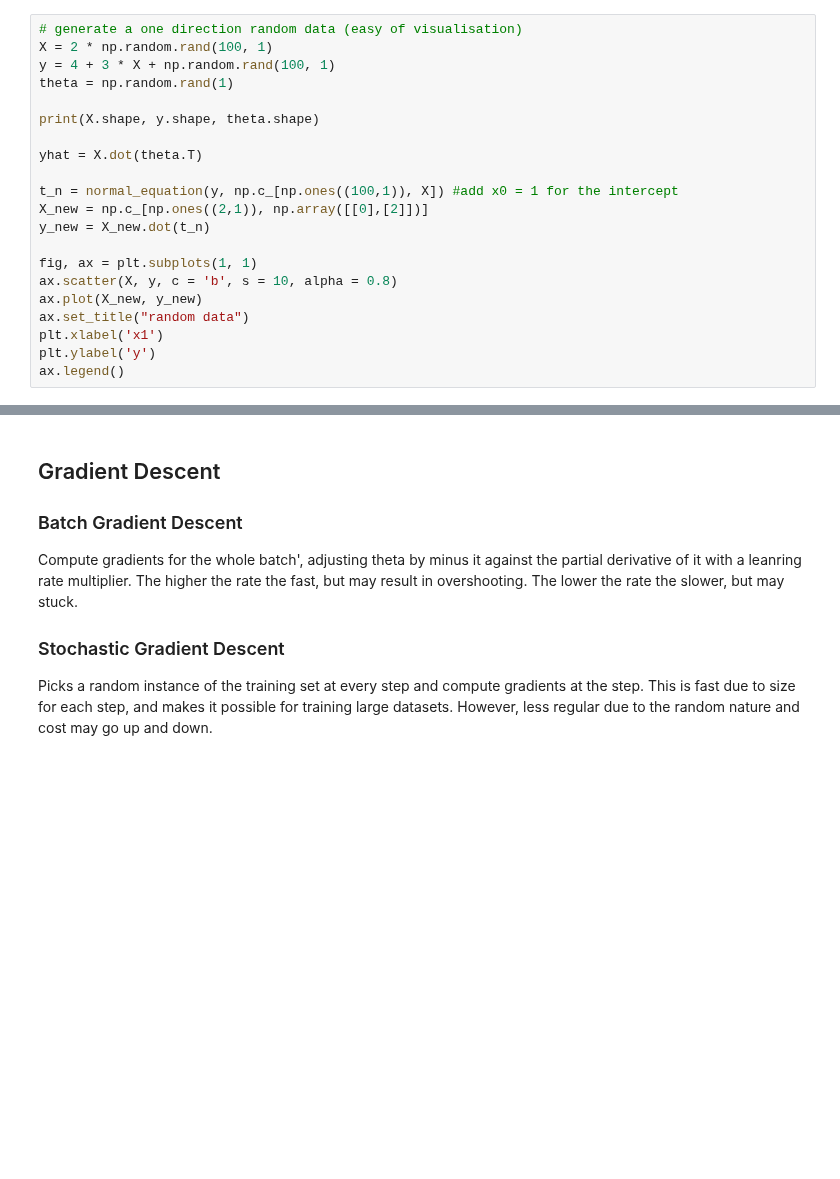
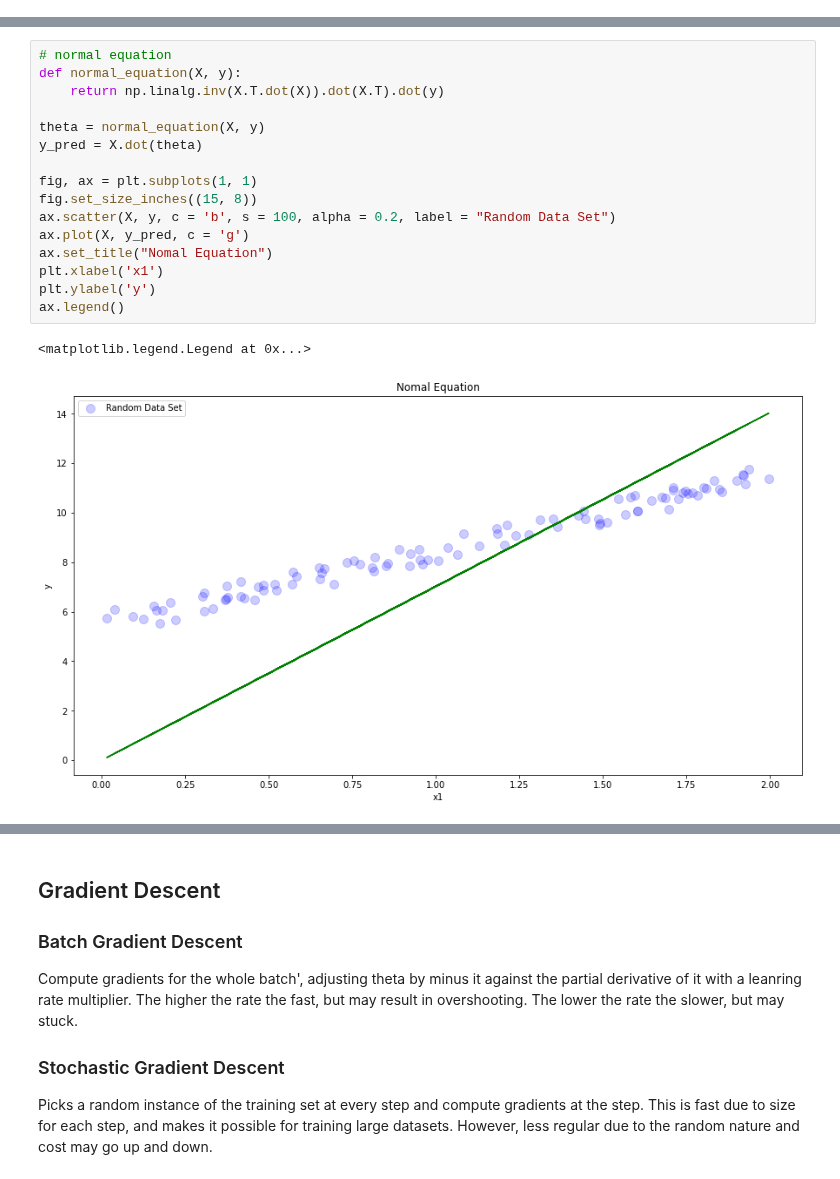
Before and after one commit to auslei/python, a Jupyter notebook: training_models/1.0_linear_regression.ipynb, the cells around one changed output, grey strips where cells are left out. Saved outputs shown, nothing was run; the diff lists cells and outputs as text; blank space fills up the shorter version.

```diff
--- a/training_models/1.0_linear_regression.ipynb
+++ b/training_models/1.0_linear_regression.ipynb
@@ -17,21 +0,0 @@ def generate_random_data(size = 100):
-# %%
-# generate a one direction random data (easy of visualisation)
-X = 2 * np.random.rand(100, 1)
-y = 4 + 3 * X + np.random.rand(100, 1)
-theta = np.random.rand(1)
-
-print(X.shape, y.shape, theta.shape)
-
-yhat = X.dot(theta.T)
-
-t_n = normal_equation(y, np.c_[np.ones((100,1)), X]) #add x0 = 1 for the intercept
-X_new = np.c_[np.ones((2,1)), np.array([[0],[2]])]
-y_new = X_new.dot(t_n)
-
-fig, ax = plt.subplots(1, 1)
-ax.scatter(X, y, c = 'b', s = 10, alpha = 0.8)
-ax.plot(X_new, y_new)
-ax.set_title("random data")
-plt.xlabel('x1')
-plt.ylabel('y')
-ax.legend()
@@ -42,0 +57,19 @@ No handles with labels found to put in legend.
+# %%
+# normal equation
+def normal_equation(X, y):
+    return np.linalg.inv(X.T.dot(X)).dot(X.T).dot(y)
+
+theta = normal_equation(X, y)
+y_pred = X.dot(theta)
+
+fig, ax = plt.subplots(1, 1)
+fig.set_size_inches((15, 8))
+ax.scatter(X, y, c = 'b', s = 100, alpha = 0.2, label = "Random Data Set")
+ax.plot(X, y_pred, c = 'g')
+ax.set_title("Nomal Equation")
+plt.xlabel('x1')
+plt.ylabel('y')
+ax.legend()
+# %% [output]
+<matplotlib.legend.Legend at 0x...>
+[figure, added]
```
Also changed, not shown: parts of 21 cells of this notebook, 6 other files.
